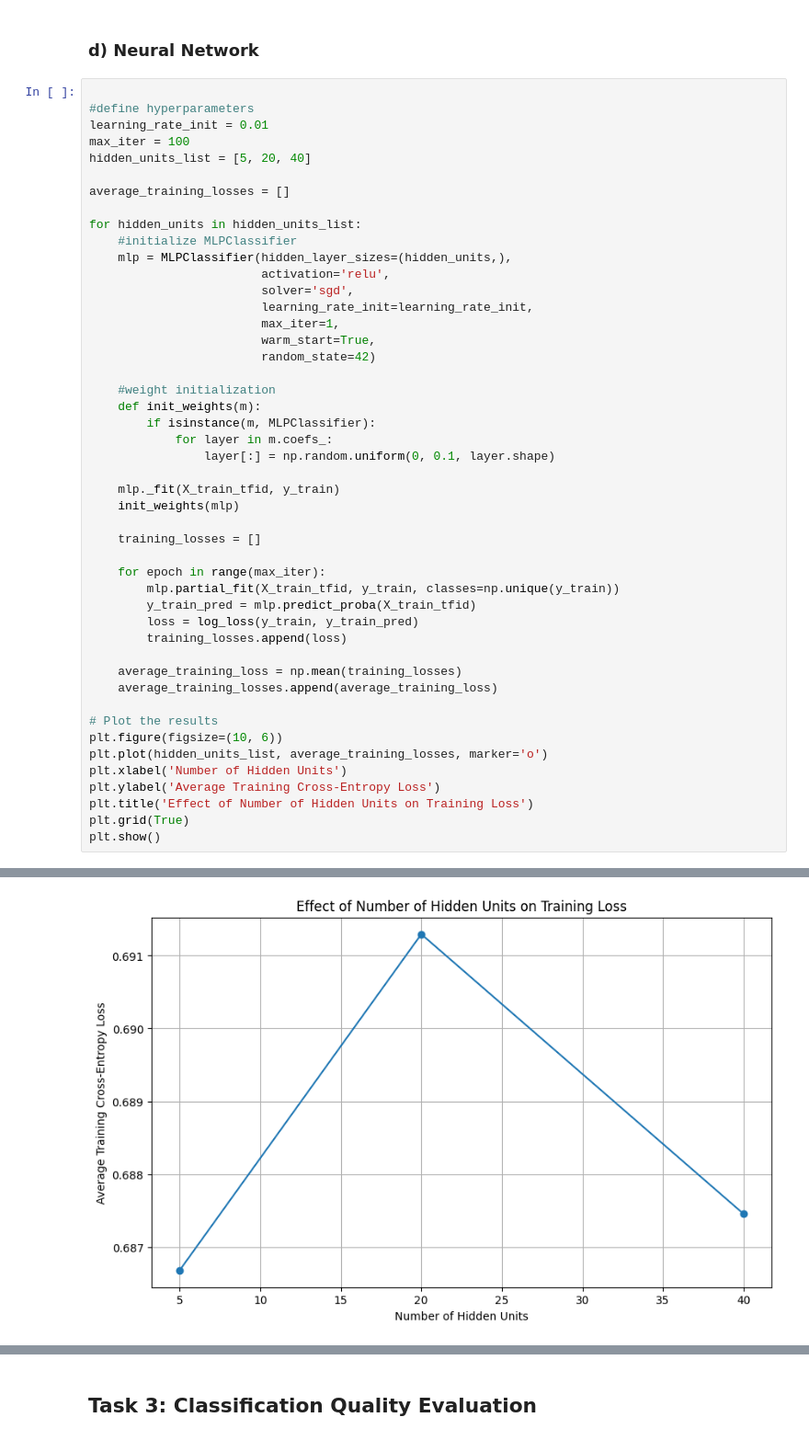
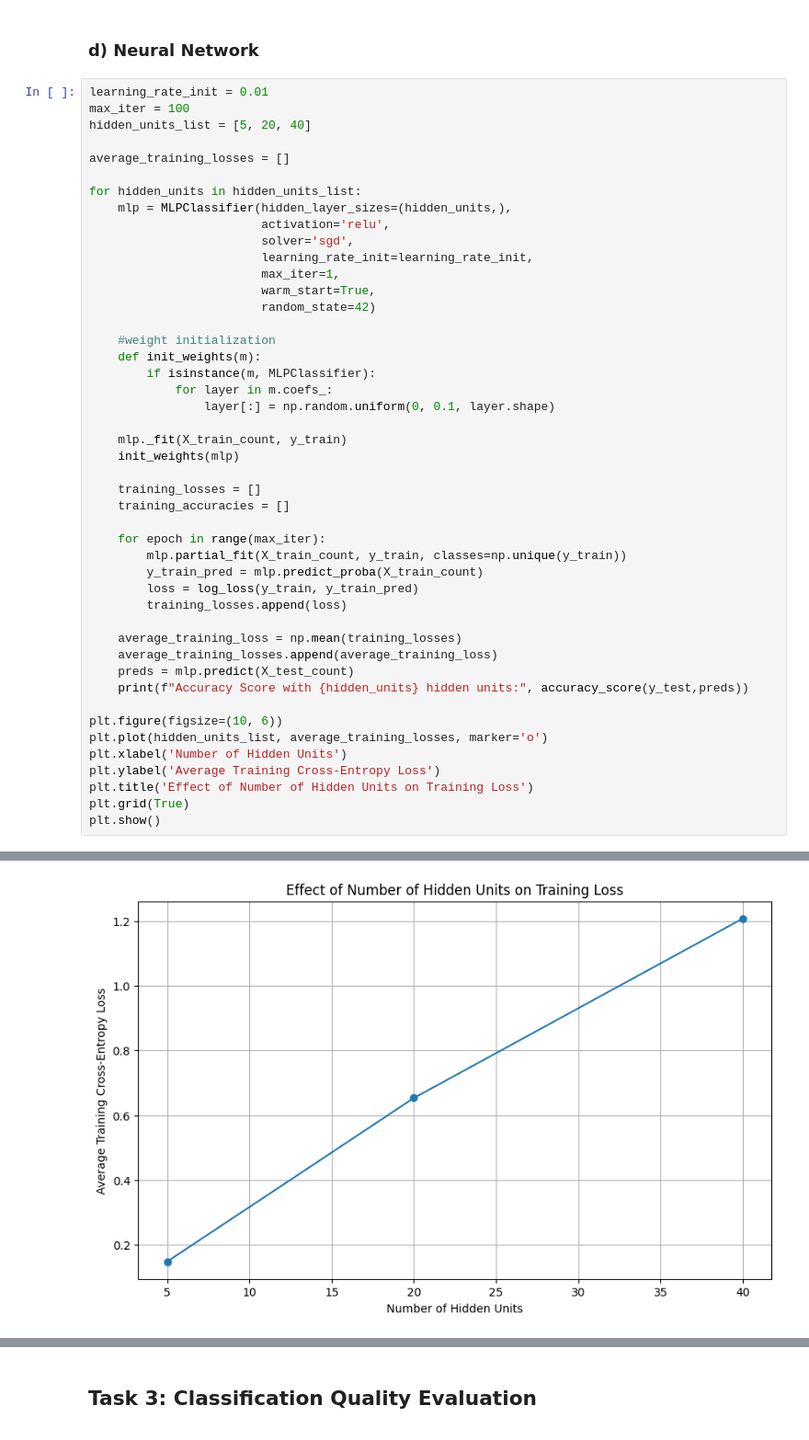
Before and after one commit to jeffcct/Tutorial-5, a Jupyter notebook: Assignment/draft.ipynb, the cells around one changed output, grey strips where cells are left out. Shown at 92% size. Saved outputs shown, nothing was run; the diff lists cells and outputs as text.

```diff
--- a/Assignment/draft.ipynb
+++ b/Assignment/draft.ipynb
@@ -657,8 +645,6 @@ TypeError: got an unexpected keyword argument 'pos_label'
 # %% [markdown]
 ### d) Neural Network
 # %%
-
-#define hyperparameters
 learning_rate_init = 0.01
 max_iter = 100
 hidden_units_list = [5, 20, 40]
@@ -666,7 +652,6 @@ hidden_units_list = [5, 20, 40]
 average_training_losses = []
 
 for hidden_units in hidden_units_list:
-    #initialize MLPClassifier
     mlp = MLPClassifier(hidden_layer_sizes=(hidden_units,),
                         activation='relu',
                         solver='sgd',
@@ -681,21 +666,23 @@ for hidden_units in hidden_units_list:
             for layer in m.coefs_:
                 layer[:] = np.random.uniform(0, 0.1, layer.shape)
 
-    mlp._fit(X_train_tfid, y_train)
+    mlp._fit(X_train_count, y_train)
     init_weights(mlp)
 
     training_losses = []
+    training_accuracies = []
 
     for epoch in range(max_iter):
-        mlp.partial_fit(X_train_tfid, y_train, classes=np.unique(y_train))
-        y_train_pred = mlp.predict_proba(X_train_tfid)
+        mlp.partial_fit(X_train_count, y_train, classes=np.unique(y_train))
+        y_train_pred = mlp.predict_proba(X_train_count)
         loss = log_loss(y_train, y_train_pred)
         training_losses.append(loss)
 
     average_training_loss = np.mean(training_losses)
     average_training_losses.append(average_training_loss)
+    preds = mlp.predict(X_test_count)
+    print(f"Accuracy Score with {hidden_units} hidden units:", accuracy_score(y_test,preds))
 
-# Plot the results
 plt.figure(figsize=(10, 6))
 plt.plot(hidden_units_list, average_training_losses, marker='o')
 plt.xlabel('Number of Hidden Units')
@@ -707 +697 @@ plt.show()
-[figure, old version]
+[figure, new version]
```
Also changed, not shown: parts of 6 cells of this notebook.
